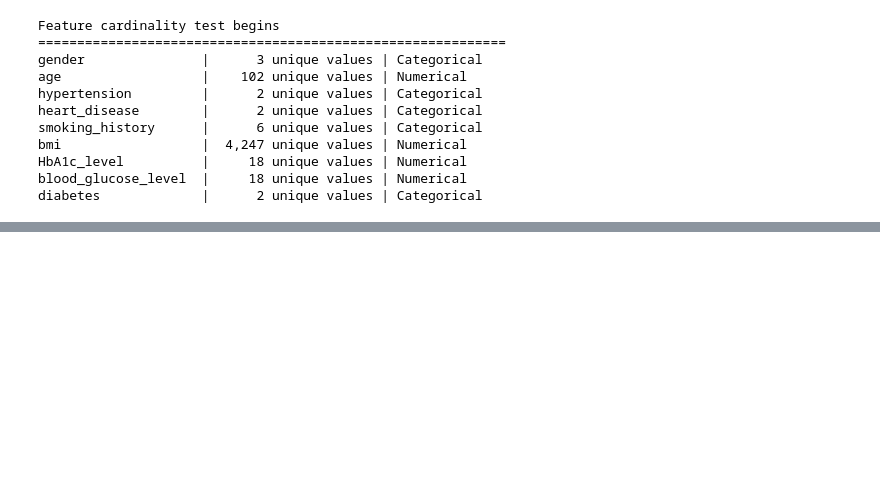
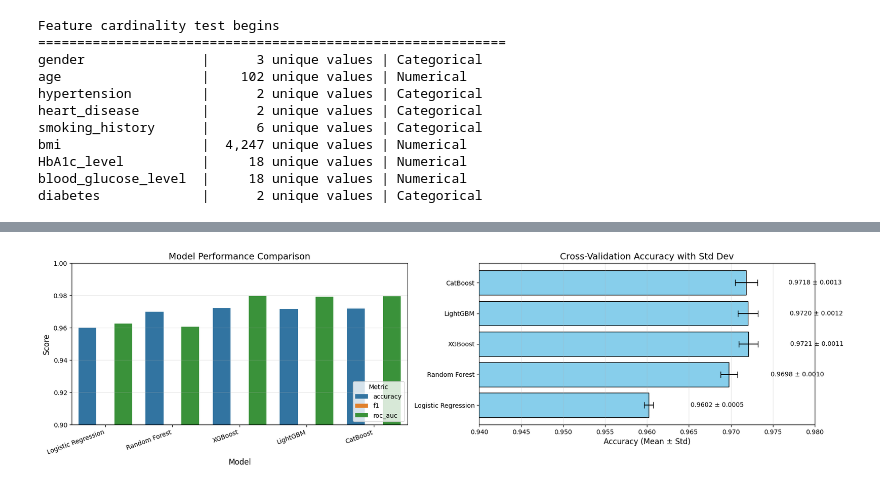
Before and after one commit to prat-kap/Assignment-Task-Management, a Jupyter notebook: Untitled0.ipynb, the cells around one changed output, grey strips where cells are left out. Saved outputs shown, nothing was run; the diff lists cells and outputs as text; code cells hidden in the pictures; blank space fills up the shorter version.

```diff
--- a/Untitled0.ipynb
+++ b/Untitled0.ipynb
@@ -189,7 +231,7 @@ from sklearn.preprocessing import StandardScaler
 from sklearn.metrics import (accuracy_score, precision_score, recall_score, f1_score, roc_auc_score, roc_curve, classification_report, confusion_matrix, precision_recall_curve)
 from sklearn.linear_model import LogisticRegression
 from sklearn.ensemble import RandomForestClassifier
-from Xgboost import XGBClassifier
+from xgboost import XGBClassifier
 from lightgbm import LGBMClassifier
 from catboost import CatBoostClassifier
 def evaluate_metrics(model, x_train, x_test, y_train, y_test, model_name):
@@ -204,7 +246,16 @@ def evaluate_metrics(model, x_train, x_test, y_train, y_test, model_name):
     cv_scores = cross_val_score(model, x, y, cv=5, scoring='accuracy')
     cv_mean = cv_scores.mean()
     cv_std = cv_scores.std()
-    return f"{model_name} - Accuracy: {accuracy}, F1: {f1}, ROC AUC: {roc_auc}, CV Mean: {cv_mean}, CV Std: {cv_std}, Predictions: {y_pred}, Probabilities: {y_pred_proba}"
+    return {
+        'Model': model_name,
+        'accuracy': accuracy,
+        'f1': f1,
+        'roc_auc': roc_auc,
+        'cv_mean': cv_mean,
+        'cv_std': cv_std,
+        'predictions': y_pred.tolist(),
+        'probabilities': y_pred_proba.tolist() if y_pred_proba is not None else None
+    }
 
 models_config = {
     'Logistic Regression': LogisticRegression(C=1, penalty='l2', solver='liblinear', random_state=42, max_iter=200),
@@ -221,7 +272,7 @@ for name, model in models_config.items():
     result = evaluate_metrics(model, x_train, x_test, y_train, y_test, name)
     results.append(result)
     predictions_dict[name] = {
-        'predictions': model.predict(x_test),
-        'probabilities': model.predict_proba(x_test)[:, 1] if hasattr(model, "predict_proba") else None
+        'predictions': result['predictions'],
+        'probabilities': result['probabilities']
     }
-    print(f"Done. {result['model_name']} - Accuracy: {result['accuracy']}, F1: {result['f1']}, ROC AUC: {result['roc_auc']}, CV Mean: {result['cv_mean']}, CV Std: {result['cv_std']}")
+    print(f"Done. {result['Model']} - Accuracy: {result['accuracy']:.4f}, F1: {result['f1']:.4f}, ROC AUC: {result['roc_auc']:.4f}, CV Mean: {result['cv_mean']:.4f}, CV Std: {result['cv_std']:.4f}")
@@ -228,27 +304,29 @@ for name, model in models_config.items():
 # %%
 results_df = pd.DataFrame(results)
 fig, axes = plt.subplots(1, 2, figsize=(18, 5))
 # Metrics comparison
 metrics_to_plot = ['accuracy', 'f1', 'roc_auc']
 results_melted = results_df.melt(id_vars=['Model'], value_vars=metrics_to_plot, var_name='Metric', value_name='Score')
 sns.barplot(data=results_melted, x='Model', y='Score', hue='Metric', ax=axes[0])
 axes[0].set_title('Model Performance Comparison', fontsize=14)
 axes[0].set_xlabel('Model', fontsize=12)
 axes[0].set_ylabel('Score', fontsize=12)
 axes[0].set_ylim(0.90, 1.0)
 axes[0].legend(title='Metric', loc='lower right')
 axes[0].grid(axis='y', alpha=0.3)
-plt.setp(axes[0].xaxis.get_xticklabels(), rotation=20, ha='right')
+plt.setp(axes[0].get_xticklabels(), rotation=20, ha='right')
 
 # Cross validation scores
 cv_data = results_df[['Model', 'cv_mean', 'cv_std']]
-axes[1].barh(cv_data['Model'], cv_data['cv_mean'], xerr=cv_data['cv_std'], color='skyblue', len(cv_data), edgecolor='black', capsize=5)
+axes[1].barh(cv_data['Model'], cv_data['cv_mean'], xerr=cv_data['cv_std'], color='skyblue', edgecolor='black', capsize=5)
 axes[1].set_title('Cross-Validation Accuracy with Std Dev', fontsize=14)
 axes[1].set_xlabel('Accuracy (Mean ± Std)', fontsize=12)
 axes[1].set_xlim(0.94, 0.98)
 axes[1].grid(axis='x', alpha=0.3)
 
 for i, row in cv_data.iterrows():
     axes[1].text(row['cv_mean'] + 0.005, i, f"{row['cv_mean']:.4f} ± {row['cv_std']:.4f}", va='center', fontsize=10)
 plt.tight_layout()
 plt.show()
+# %% [output]
+[figure, added]
```
Also changed, not shown: parts of 9 cells of this notebook.
